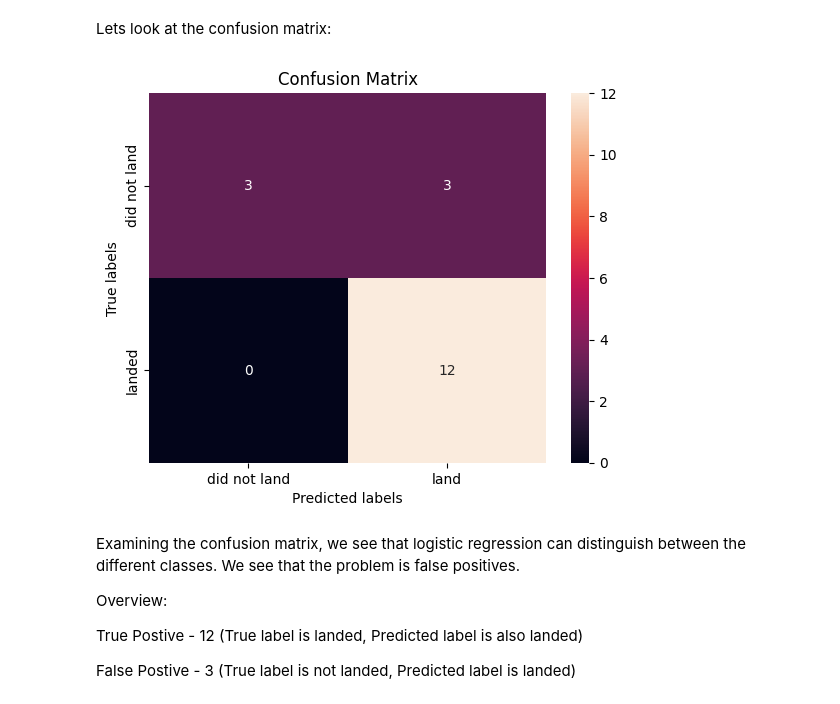
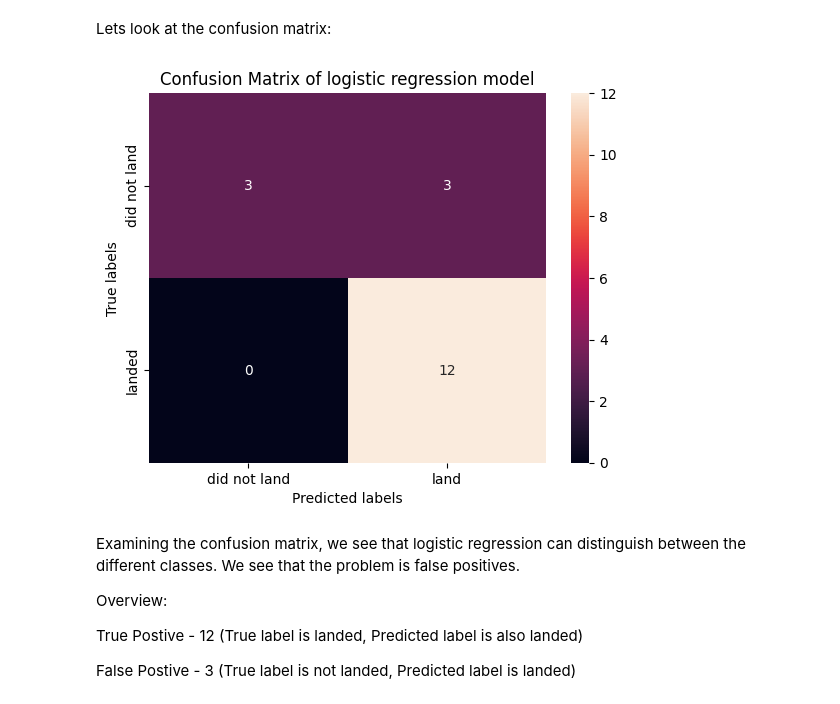
Before and after one commit to tranttha/IBM-DS-Course, a Jupyter notebook: Course 10 Capstone/Module 4 Predictive Analysis Classification/SpaceX_Machine_Learning_Prediction_Part_5.jupyterlite.ipynb, the cells around one changed output. Drawn from its saved outputs; the diff is of its cells as text; code cells hidden in the pictures.

```diff
--- a/Course 10 Capstone/Module 4 Predictive Analysis Classification/SpaceX_Machine_Learning_Prediction_Part_5.jupyterlite.ipynb
+++ b/Course 10 Capstone/Module 4 Predictive Analysis Classification/SpaceX_Machine_Learning_Prediction_Part_5.jupyterlite.ipynb
@@ -67,7 +67,7 @@ from sklearn.neighbors import KNeighborsClassifier
 # %% [markdown]
 This function is to plot the confusion matrix.
 # %%
-def plot_confusion_matrix(y,y_predict):
+def plot_confusion_matrix(y,y_predict, model_name):
     "this function plots the confusion matrix"
     from sklearn.metrics import confusion_matrix
 
@@ -76,7 +76,7 @@ def plot_confusion_matrix(y,y_predict):
     sns.heatmap(cm, annot=True, ax = ax); #annot=True to annotate cells
     ax.set_xlabel('Predicted labels')
     ax.set_ylabel('True labels')
-    ax.set_title('Confusion Matrix');
+    ax.set_title(f'Confusion Matrix of {model_name} model');
     ax.xaxis.set_ticklabels(['did not land', 'land']); ax.yaxis.set_ticklabels(['did not land', 'landed'])
     plt.show()
 # %% [markdown]
@@ -200,9 +200,9 @@ logreg_acc
 Lets look at the confusion matrix:
 # %%
 yhat=logreg_cv.predict(X_test)
-plot_confusion_matrix(Y_test,yhat)
+plot_confusion_matrix(Y_test,yhat, 'logistic regression')
 # %% [output]
-[figure, old version]
+[figure, new version]
 # %% [markdown]
 Examining the confusion matrix, we see that logistic regression can distinguish between the different classes.  We see that the problem is false positives.
 
```
Also changed, not shown: parts of 9 cells of this notebook.
